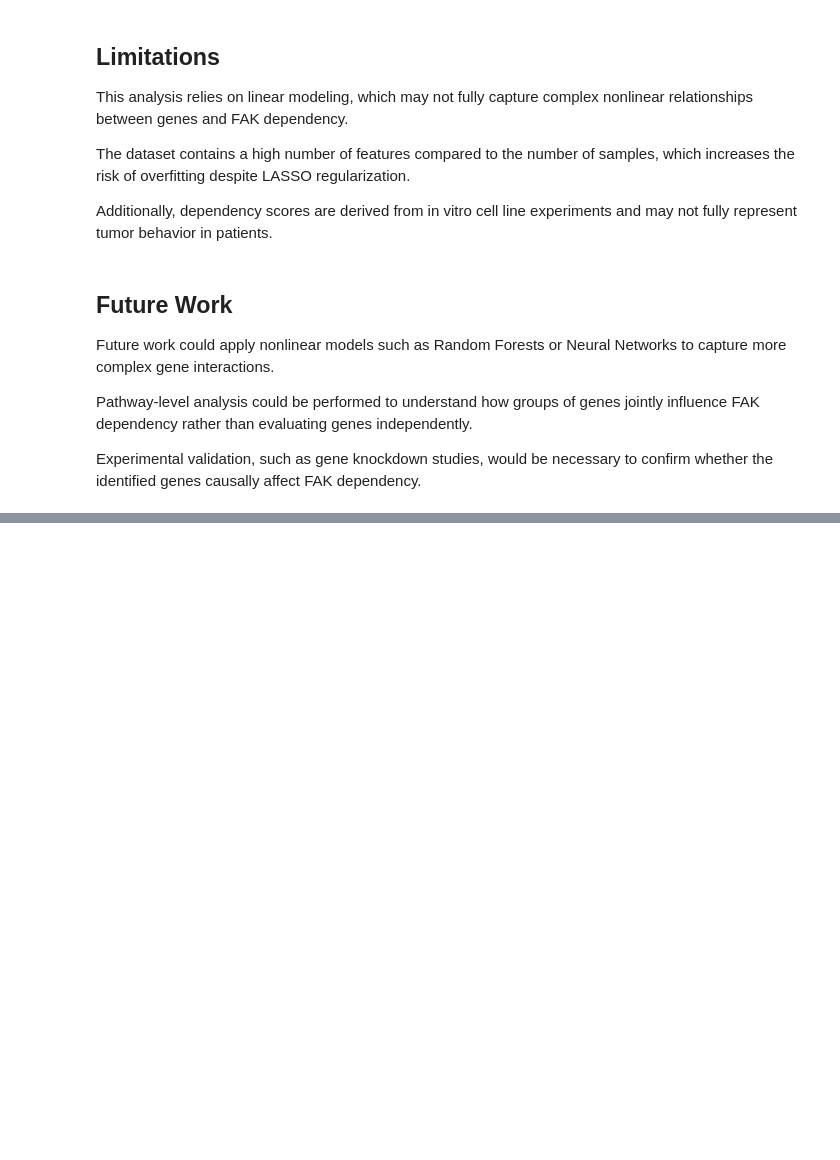
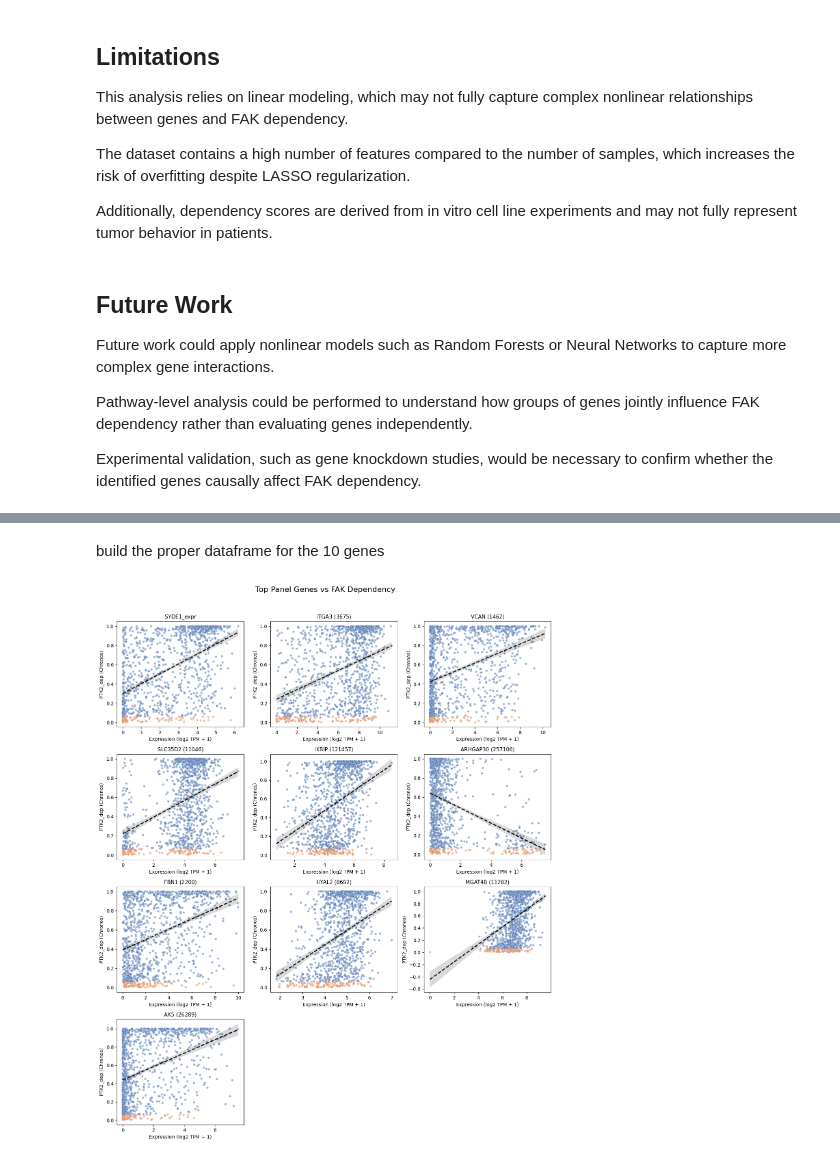
Before and after one commit to Boaisdawsome/SYDE1_FAK_project, a Jupyter notebook: everything.ipynb, the cells around one changed output, grey strips where cells are left out. Cells and saved outputs as stored; diff of their text form; code cells hidden in the pictures; blank space fills up the shorter version.

```diff
--- a/everything.ipynb
+++ b/everything.ipynb
@@ -1199,0 +1556,52 @@ Experimental validation, such as gene knockdown studies, would be necessary to c
+# %% [markdown]
+build the proper dataframe for the 10 genes
+# %%
+import pandas as pd
+import seaborn as sns
+import matplotlib.pyplot as plt
+import math
+
+df = pd.read_csv("outputs/fak_panel_merged.csv")
+panel = pd.read_csv("outputs/fak_mrmr_panel_10genes.csv")
+genes = [g for g in panel["Gene"].tolist() if g in df.columns]
+
+n = len(genes)
+cols = 3
+rows = math.ceil(n / cols)
+
+plt.figure(figsize=(cols*4.5, rows*4))
+
+for i, g in enumerate(genes, 1):
+    ax = plt.subplot(rows, cols, i)
+
+    sns.scatterplot(
+        data=df,
+        x=g,
+        y="PTK2_dep",
+        hue="FAK_dependent",
+        palette={0:"#4C72B0", 1:"#DD8452"},
+        alpha=0.55,
+        s=22,
+        legend=False,
+        ax=ax
+    )
+
+    sns.regplot(
+        data=df,
+        x=g,
+        y="PTK2_dep",
+        scatter=False,
+        color="black",
+        line_kws={"linewidth":2, "linestyle":"--"},
+        ax=ax
+    )
+
+    ax.set_title(g, fontsize=11)
+    ax.set_xlabel("Expression (log2 TPM + 1)")
+    ax.set_ylabel("PTK2_dep (Chronos)")
+
+plt.suptitle("Top Panel Genes vs FAK Dependency", fontsize=16, y=1.02)
+plt.tight_layout()
+plt.show()
+# %% [output]
+[figure, added]
```
Also changed, not shown: parts of 39 cells of this notebook, 2 other files.
